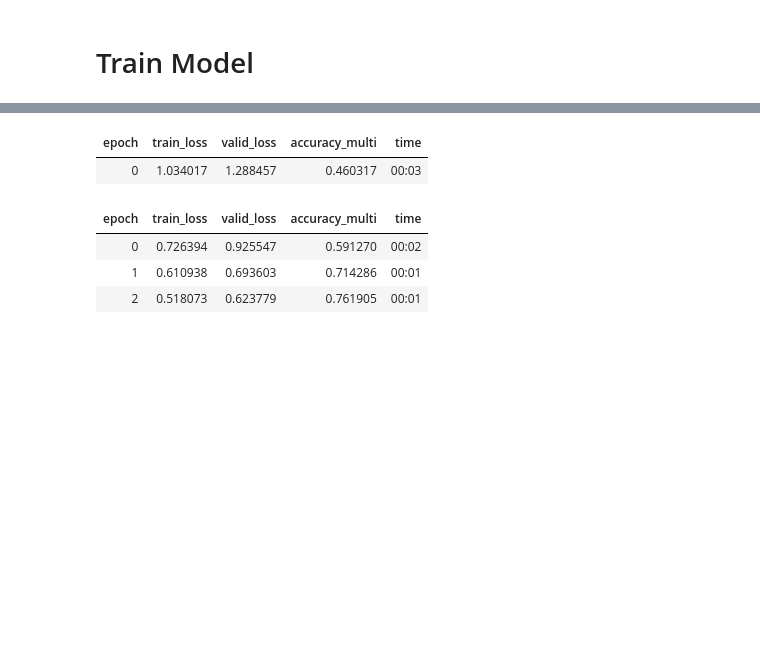
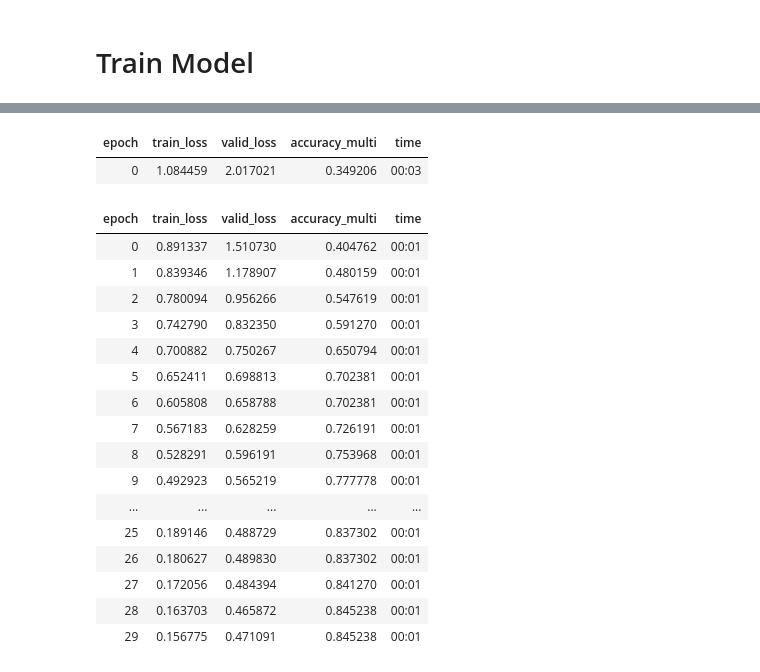
Before and after one commit to sdhca/fastbook_exercises, a Jupyter notebook: 01_sailboat_sails_classification.ipynb, the cells around one changed output, grey strips where cells are left out. Drawn from its saved outputs; the diff is of its cells as text; code cells hidden in the pictures; blank space fills up the shorter version.

```diff
--- a/01_sailboat_sails_classification.ipynb
+++ b/01_sailboat_sails_classification.ipynb
@@ -178,9 +190,0 @@ learn = vision_learner(dls, resnet18, metrics=accuracy_multi)
-# %%
-learn.fine_tune(3)
-# %% [output]
-| epoch | train_loss | valid_loss | accuracy_multi | time |
-| 0 | 1.034017 | 1.288457 | 0.460317 | 00:03 |
-| epoch | train_loss | valid_loss | accuracy_multi | time |
-| 0 | 0.726394 | 0.925547 | 0.591270 | 00:02 |
-| 1 | 0.610938 | 0.693603 | 0.714286 | 00:01 |
-| 2 | 0.518073 | 0.623779 | 0.761905 | 00:01 |
@@ -187,3 +201,28 @@ learn.fine_tune(3)
+# %%
+# from neptune.init import NeptuneDepricationWarning
+import warnings
+# warnings.filterwarnings(action='ignore', category=NeptuneDepricationWarning, module='neptune.new')
+learn.fine_tune(PARAMS['n_epochs'])
+# %% [output]
+| epoch | train_loss | valid_loss | accuracy_multi | time |
+| 0 | 1.084459 | 2.017021 | 0.349206 | 00:03 |
+| epoch | train_loss | valid_loss | accuracy_multi | time |
+| 0 | 0.891337 | 1.510730 | 0.404762 | 00:01 |
+| 1 | 0.839346 | 1.178907 | 0.480159 | 00:01 |
+| 2 | 0.780094 | 0.956266 | 0.547619 | 00:01 |
+| 3 | 0.742790 | 0.832350 | 0.591270 | 00:01 |
+| 4 | 0.700882 | 0.750267 | 0.650794 | 00:01 |
+| 5 | 0.652411 | 0.698813 | 0.702381 | 00:01 |
+| 6 | 0.605808 | 0.658788 | 0.702381 | 00:01 |
+| 7 | 0.567183 | 0.628259 | 0.726191 | 00:01 |
+| 8 | 0.528291 | 0.596191 | 0.753968 | 00:01 |
+| 9 | 0.492923 | 0.565219 | 0.777778 | 00:01 |
+| ... | ... | ... | ... | ... |
+| 25 | 0.189146 | 0.488729 | 0.837302 | 00:01 |
+| 26 | 0.180627 | 0.489830 | 0.837302 | 00:01 |
+| 27 | 0.172056 | 0.484394 | 0.841270 | 00:01 |
+| 28 | 0.163703 | 0.465872 | 0.845238 | 00:01 |
+| 29 | 0.156775 | 0.471091 | 0.845238 | 00:01 |
 # %%
 learn.recorder.plot_loss()
 # %% [output]
```
Also changed, not shown: parts of 9 cells of this notebook, 1 other file.
